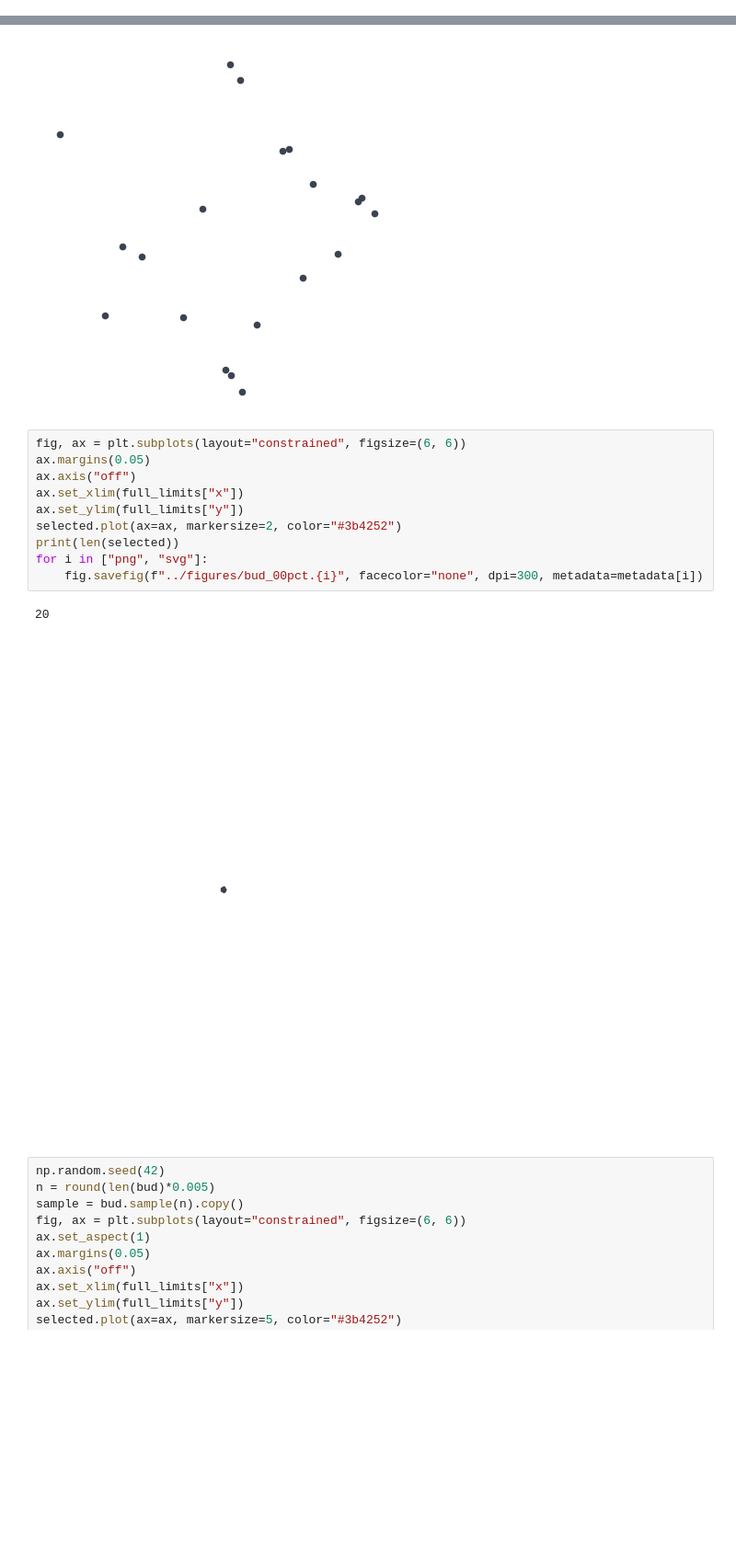
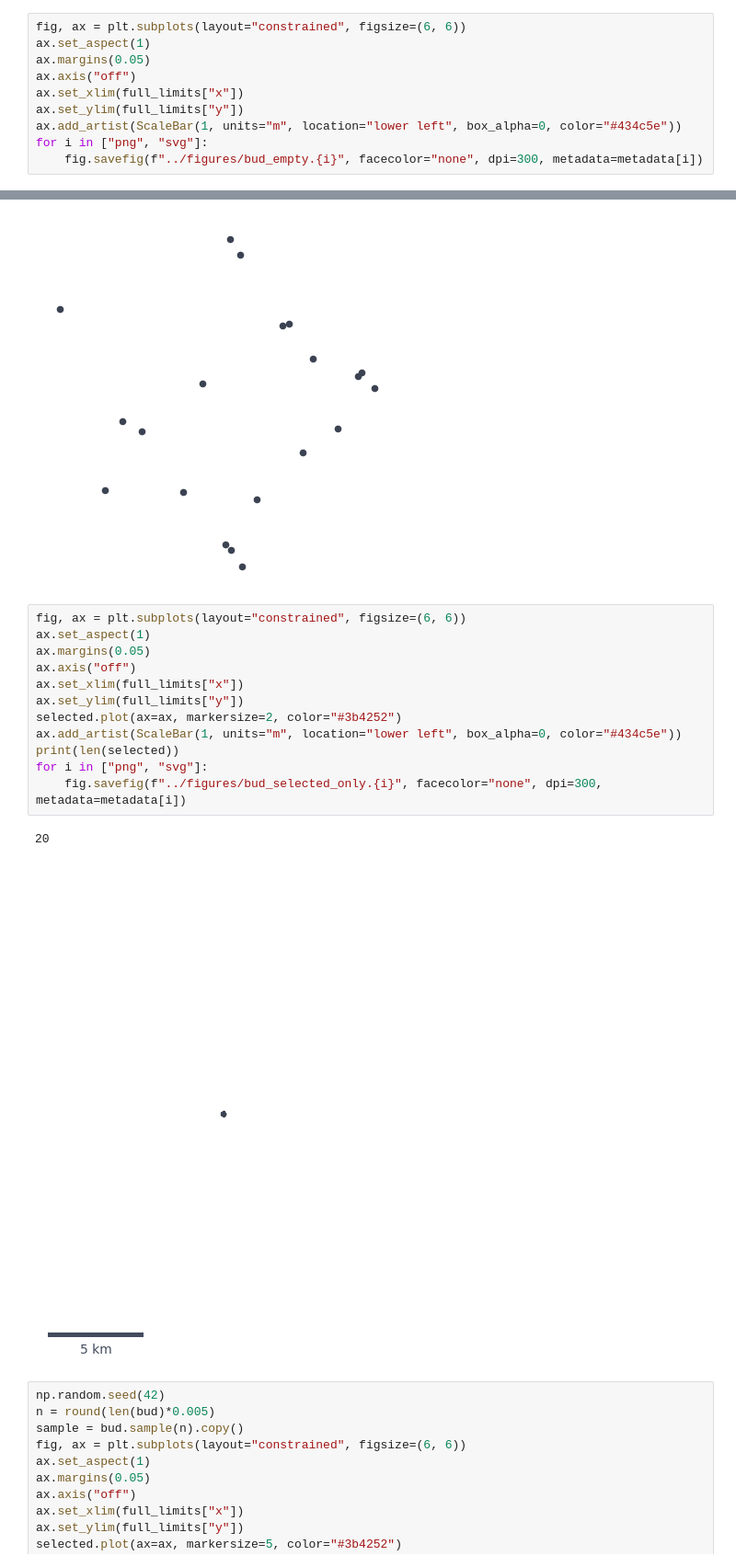
Before and after one commit to pintergreg/geolocating_cities_using_human_activity_traces, a Jupyter notebook: src/budapest_blind.ipynb, the cells around one changed output, grey strips where cells are left out. Shown at 92% size. Drawn from its saved outputs; the diff is of its cells as text; blank space fills up the shorter version.

Commit message:
Plot empty map

```diff
--- a/src/budapest_blind.ipynb
+++ b/src/budapest_blind.ipynb
@@ -45,3 +45,13 @@ for i in ["png", "svg"]:
 full_limits = {"x": ax.get_xlim(), "y": ax.get_ylim()}
 # %% [output]
 [figure]
+# %%
+fig, ax = plt.subplots(layout="constrained", figsize=(6, 6))
+ax.set_aspect(1)
+ax.margins(0.05)
+ax.axis("off")
+ax.set_xlim(full_limits["x"])
+ax.set_ylim(full_limits["y"])
+ax.add_artist(ScaleBar(1, units="m", location="lower left", box_alpha=0, color="#434c5e"))
+for i in ["png", "svg"]:
+    fig.savefig(f"../figures/bud_empty.{i}", facecolor="none", dpi=300, metadata=metadata[i])
@@ -66,17 +78,19 @@ len(selected)
 [figure]
 # %%
 fig, ax = plt.subplots(layout="constrained", figsize=(6, 6))
+ax.set_aspect(1)
 ax.margins(0.05)
 ax.axis("off")
 ax.set_xlim(full_limits["x"])
 ax.set_ylim(full_limits["y"])
 selected.plot(ax=ax, markersize=2, color="#3b4252")
+ax.add_artist(ScaleBar(1, units="m", location="lower left", box_alpha=0, color="#434c5e"))
 print(len(selected))
 for i in ["png", "svg"]:
-    fig.savefig(f"../figures/bud_00pct.{i}", facecolor="none", dpi=300, metadata=metadata[i])
+    fig.savefig(f"../figures/bud_selected_only.{i}", facecolor="none", dpi=300, metadata=metadata[i])
 # %% [output]
 20
-[figure, old version]
+[figure, new version]
 # %%
 np.random.seed(42)
 n = round(len(bud)*0.005)
```
Also changed, not shown: parts of 1 cell of this notebook.
